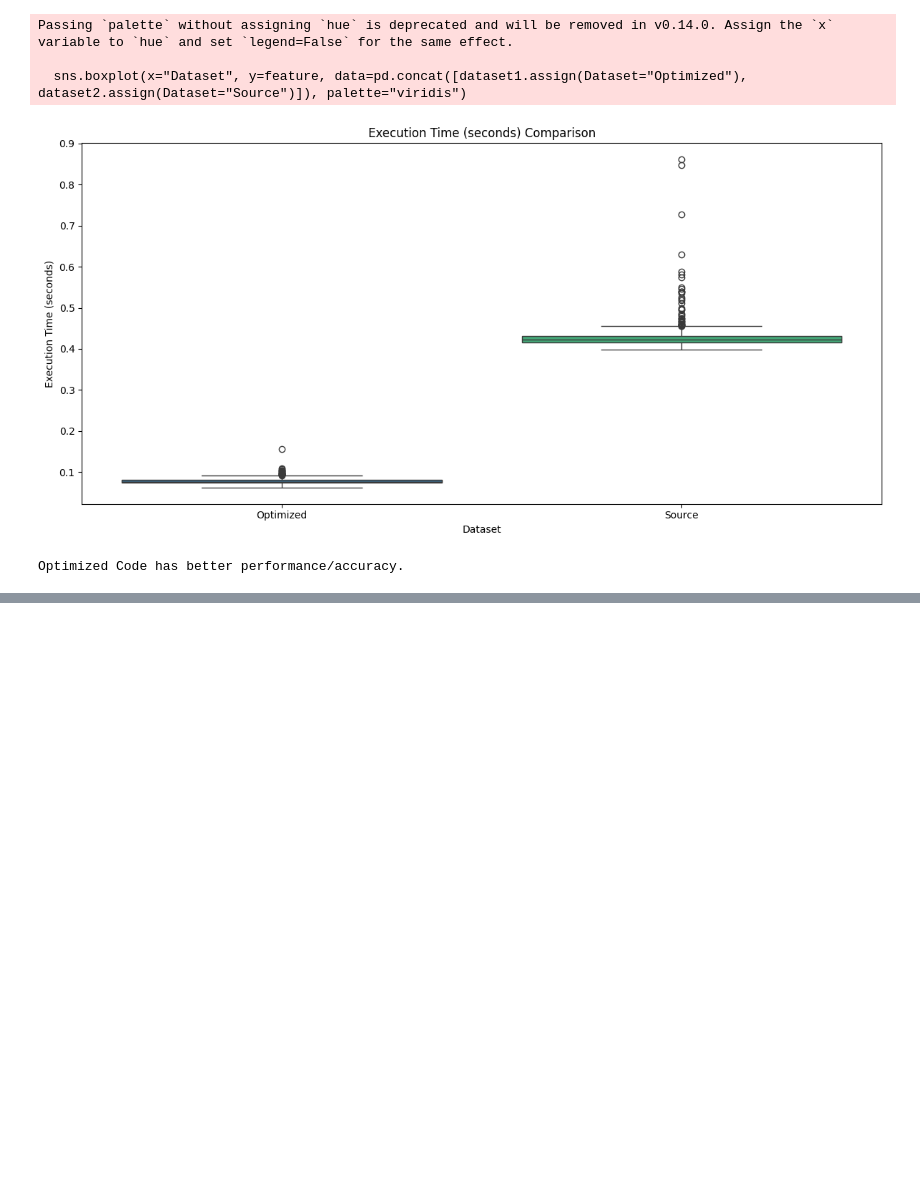
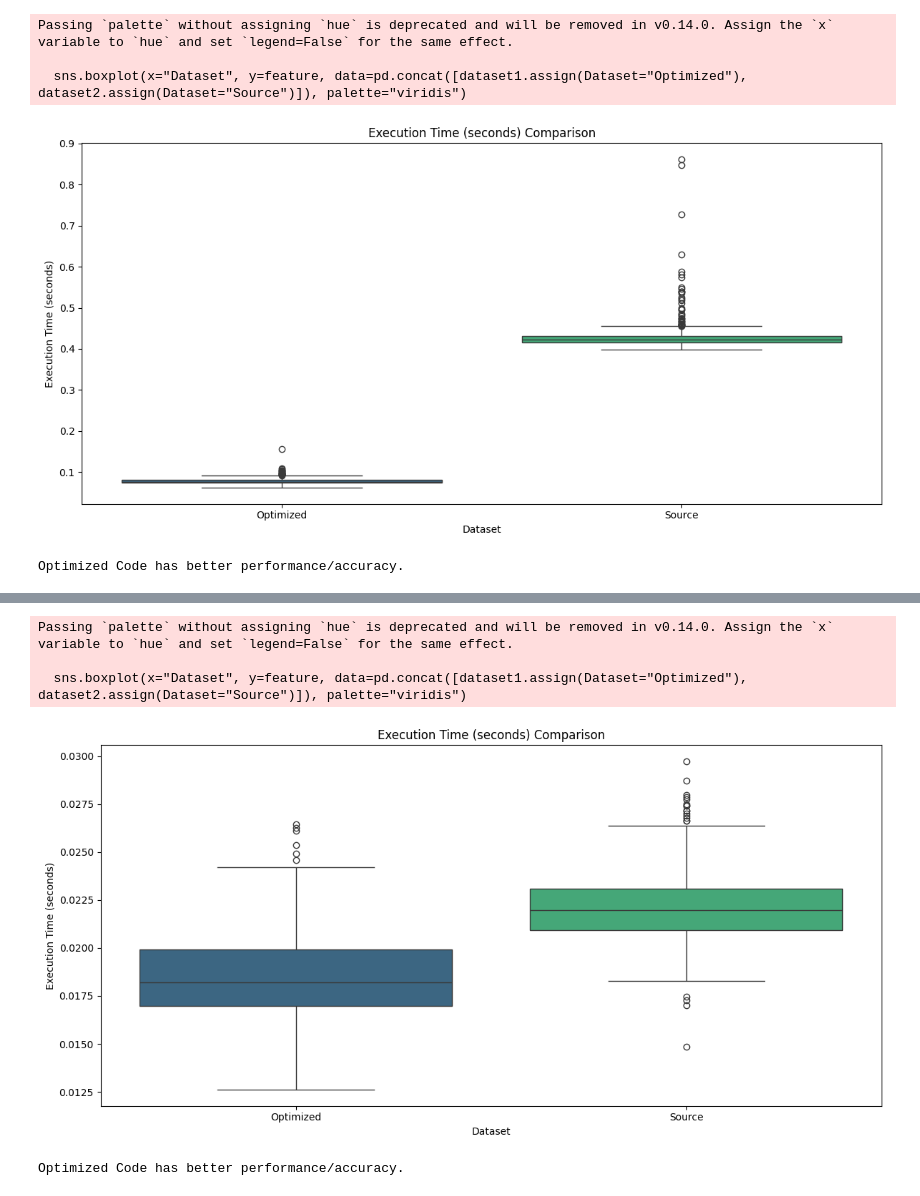
Before and after one commit to HR-Fahim/Enhanced-IR-Code-for-Compilation-Efficiency-with-LLVM-Clang, a Jupyter notebook: IR Code Analysis/IR Code Optimization Log Comparison.ipynb, the cells around one changed output, grey strips where cells are left out. Saved outputs shown, nothing was run; the diff lists cells and outputs as text; code cells hidden in the pictures; blank space fills up the shorter version.

```diff
--- a/IR Code Analysis/IR Code Optimization Log Comparison.ipynb
+++ b/IR Code Analysis/IR Code Optimization Log Comparison.ipynb
@@ -501,0 +613,56 @@ Optimized Code has better performance/accuracy.
+# %%
+import pandas as pd
+import matplotlib.pyplot as plt
+import seaborn as sns
+import numpy as np
+
+# Load the first dataset
+optimized_dataset = pd.read_csv("/mnt/c/Users/Asus/Desktop/CSE425/Project/Enhanced-IR-Code-for-Compilation-Efficiency-with-LLVM-Clang/Decision-Tree/optimized/execution_times.csv")
+dataset1 = optimized_dataset  # Create a copy of the original dataset
+
+# Load the second dataset
+source_dataset = pd.read_csv("/mnt/c/Users/Asus/Desktop/CSE425/Project/Enhanced-IR-Code-for-Compilation-Efficiency-with-LLVM-Clang/Decision-Tree/source/execution_times.csv")
+dataset2 = source_dataset  # Create a copy of the original dataset
+
+# Define features and target variable
+features = ["Execution Time (seconds)"]
+
+# Calculate the performance scores for each dataset
+dataset1["Performance Score"] = dataset1[features].sum(axis=1)
+dataset2["Performance Score"] = dataset2[features].sum(axis=1)
+
+# Compare performance scores
+mean_performance_1 = dataset1["Performance Score"].mean()
+mean_performance_2 = dataset2["Performance Score"].mean()
+
+# Create a box plot to visualize performance score distributions
+# plt.figure(figsize=(10, 6))
+# sns.boxplot(x="Dataset", y="Performance Score", data=pd.concat([dataset1.assign(Dataset="Optimized"), dataset2.assign(Dataset="Source")]), palette="viridis")
+# plt.title("Performance Score Comparison (Optimized vs. Source)")
+# plt.show()
+
+# Create box plots for individual attributes
+plt.figure(figsize=(12, 6))
+for feature in features:
+    plt.subplot(1, len(features), features.index(feature) + 1)
+    sns.boxplot(x="Dataset", y=feature, data=pd.concat([dataset1.assign(Dataset="Optimized"), dataset2.assign(Dataset="Source")]), palette="viridis")
+    plt.title(f"{feature} Comparison")
+
+plt.tight_layout()
+plt.show()
+
+# Define the tolerance for mean comparison
+tolerance = 1e-10
+
+if np.isclose(mean_performance_1, mean_performance_2, rtol=tolerance):
+    print("Both Codes have similar performance/accuracy.")
+elif mean_performance_1 < mean_performance_2:
+    print("Optimized Code has better performance/accuracy.")
+else:
+    print("Source Code has better performance/accuracy.")
+# %% [output]
+Passing `palette` without assigning `hue` is deprecated and will be removed in v0.14.0. Assign the `x` variable to `hue` and set `legend=False` for the same effect.
+
+  sns.boxplot(x="Dataset", y=feature, data=pd.concat([dataset1.assign(Dataset="Optimized"), dataset2.assign(Dataset="Source")]), palette="viridis")
+[figure, added]
+Optimized Code has better performance/accuracy.
```
Also changed, not shown: parts of 3 cells of this notebook, 16 other files.
